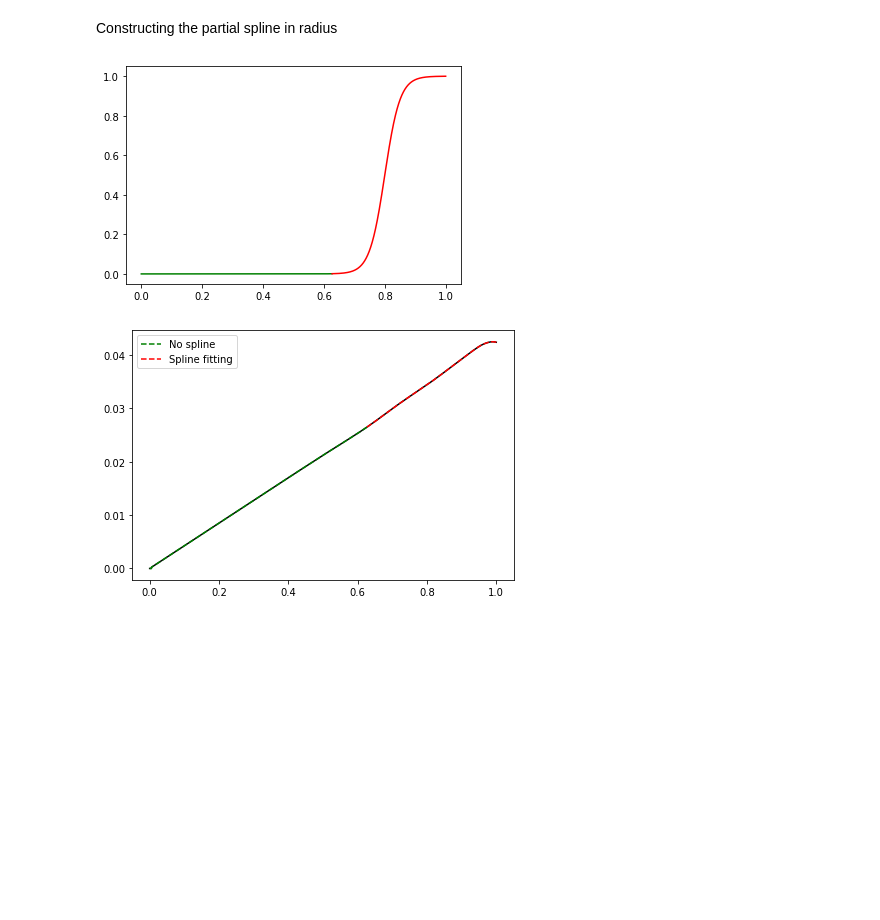
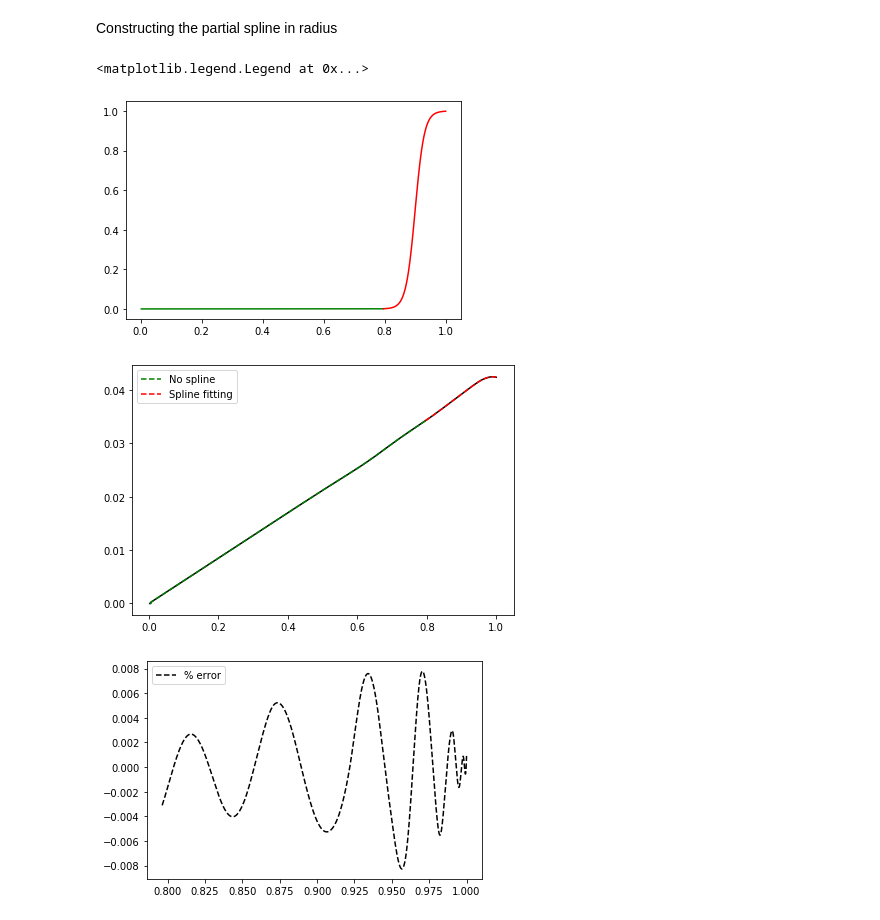
Before and after one commit to samarth-kashyap/qdPy, a Jupyter notebook: notebooks/splines.ipynb, the cells around one changed output. Saved outputs shown, nothing was run; the diff lists cells and outputs as text; code cells hidden in the pictures; blank space fills up the shorter version.

```diff
--- a/notebooks/splines.ipynb
+++ b/notebooks/splines.ipynb
@@ -60,8 +66,6 @@ print(c)
 # %%
-# w = np.loadtxt("/scratch/g.samarth/get-solar-eigs/efs_Antia/snrnmais_files/data_files/w_s/w.dat")
-# r = np.loadtxt("/scratch/g.samarth/get-solar-eigs/efs_Antia/snrnmais_files/data_files/r.dat")
-w = np.loadtxt("/Users/srijanbharatidas/Documents/Research/Codes/Helioseismology/get-solar-eigs/efs_Jesper/snrnmais_files/data_files/w_s/w.dat")
-r = np.loadtxt("/Users/srijanbharatidas/Documents/Research/Codes/Helioseismology/get-solar-eigs/efs_Jesper/snrnmais_files/data_files/r.dat")
+#w = np.loadtxt("/Users/srijanbharatidas/Documents/Research/Codes/Helioseismology/get-solar-eigs/efs_Jesper/snrnmais_files/data_files/w_s/w.dat")
+#r = np.loadtxt("/Users/srijanbharatidas/Documents/Research/Codes/Helioseismology/get-solar-eigs/efs_Jesper/snrnmais_files/data_files/r.dat")
 mask1 = (r<1)#*(r>0.9)
 r = r[mask1]
 knot_num = 56
@@ -213,7 +217,7 @@ plt.axvline(x0, color='red')
 # function to create the extreme profiles near the surface to get the
 # range of spline coefficients for MCMC simulations
 def get_matching_function(r, r_th):
-    return 0.5*(np.tanh((r-r_th)/0.05) + 1)
+    return 0.5*(np.tanh((r-r_th)/0.03) + 1)
 
 def create_nearsurface_profile(r, r_th, w_dpt, which_ex='upex'):
     w_new = np.zeros_like(w_dpt)
@@ -228,7 +232,7 @@ def create_nearsurface_profile(r, r_th, w_dpt, which_ex='upex'):
 
     return w_new
 # %%
-rth = 0.8
+rth = 0.9
 
 w1_upex_matched = create_nearsurface_profile(r, rth, w1, which_ex='upex')
 w1_loex_matched = create_nearsurface_profile(r, rth, w1, which_ex='loex')
@@ -289,7 +293,7 @@ Constructing the partial spline in radius
 # this is essentially where the matching function goes to zero
 r_th_ind = np.argmin(np.abs(get_matching_function(r, rth) - 1e-3))
 
-knot_num = 56
+knot_num = 10
 r_mc = r[r_th_ind:]
 r_spacing_mc = int(len(r_mc)//knot_num)
 r_filtered_mc = r_mc[::r_spacing_mc]
@@ -308,16 +312,22 @@ w_1_submat[r_th_ind:] = spline(r[r_th_ind:])
 # %%
 # plotting the matching_function to show which part is subject to mcmc fitting
 matching_function = get_matching_function(r, rth)
 plt.plot(r[:r_th_ind], matching_function[:r_th_ind], 'g', label='No spline')
 plt.plot(r[r_th_ind:], matching_function[r_th_ind:], 'r', label='Spline fitting')
 
 # plotting the profile demarcating the part with and without spline fitting
 plt.figure()
 plt.plot(r, w1, 'k')
 plt.plot(r[:r_th_ind], w_1_submat[:r_th_ind], '--g', label='No spline')
 plt.plot(r[r_th_ind:], w_1_submat[r_th_ind:], '--r', label='Spline fitting')
 plt.legend()
 plt.tight_layout()
+
+plt.figure()
+plt.plot(r[r_th_ind:], ((w_1_submat - w1)/w1)[r_th_ind:]*100, '--k', label='% error')
+plt.legend()
 # %% [output]
+<matplotlib.legend.Legend at 0x...>
-[figure, old version]
+[figure, new version]
 [figure]
+[figure, added]
```
Also changed, not shown: parts of 7 cells of this notebook, 3 other files.
